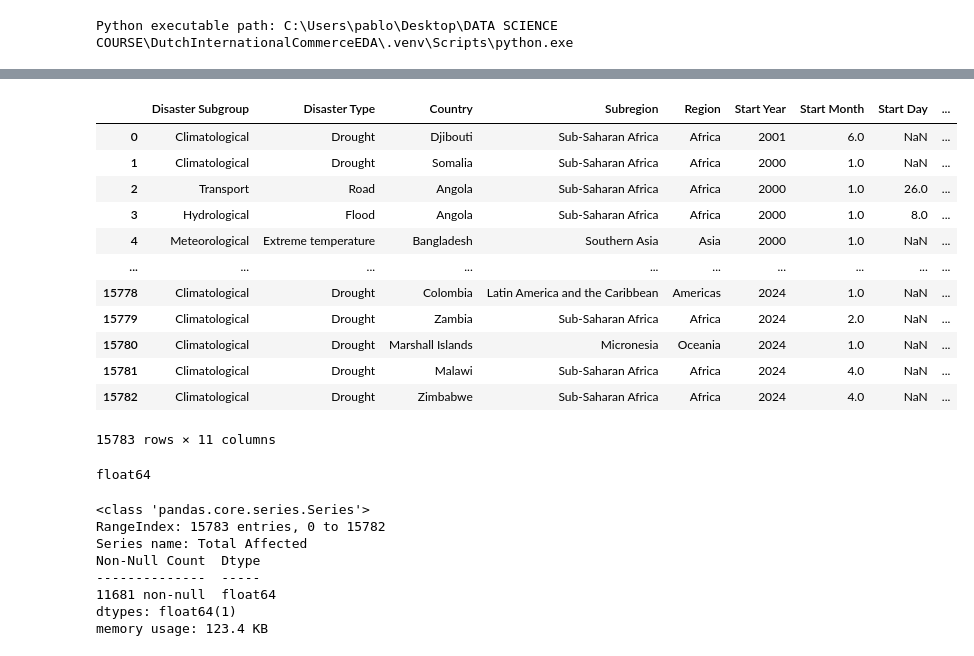
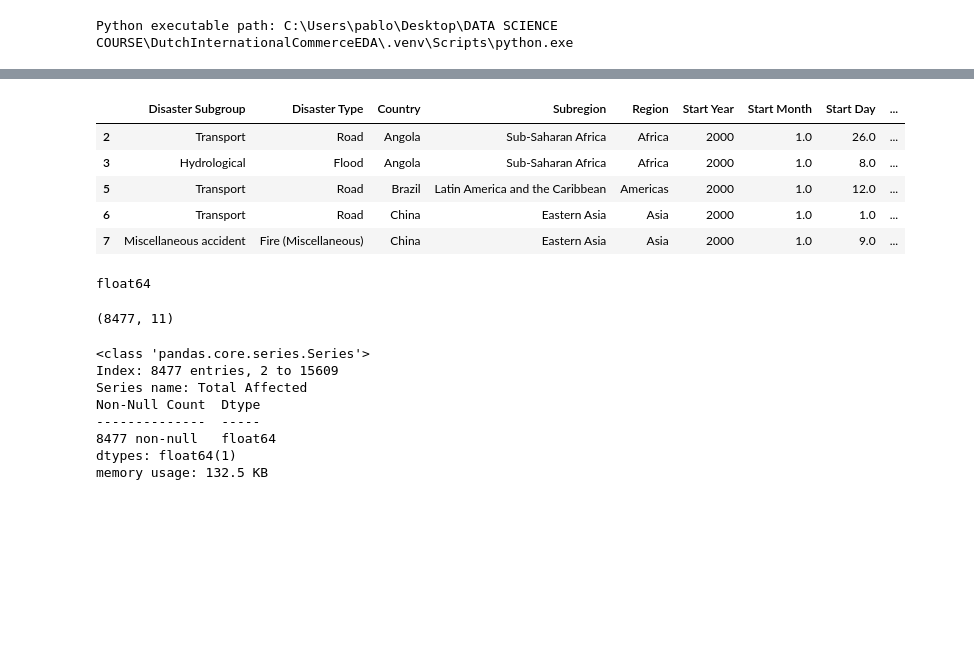
Before and after one commit to sirtxo/-EDA_MiddleEast_Conflicts_Energy, a Jupyter notebook: notebooks/Ipc_Oil_Dissaters_Initial_Analisis.ipynb, the cells around one changed output, grey strips where cells are left out. Drawn from its saved outputs; the diff is of its cells as text; code cells hidden in the pictures; blank space fills up the shorter version.

```diff
--- a/notebooks/Ipc_Oil_Dissaters_Initial_Analisis.ipynb
+++ b/notebooks/Ipc_Oil_Dissaters_Initial_Analisis.ipynb
@@ -177,37 +165,40 @@ memory usage: 5.5+ MB
 # %%
 
 columns_to_read = ['Disaster Subgroup', 'Disaster Type', 'Country', 'Subregion', 'Region',
                    'Total Deaths', 'Total Affected','CPI', 'Start Day', 'Start Month','Start Year']
 disaster_data = pd.read_csv('../docs/public_emdat_custom_request_2024-05-20_05d7a61a-ce43-4261-b0e0-a53f4026640a.csv', delimiter=';', usecols=columns_to_read, encoding='utf-8', on_bad_lines='skip')
+# Elimina las filas que contienen NaN
+disaster_data_cleaned = disaster_data.dropna()
 
-disaster_data.head(1515151)
+# Guarda el DataFrame limpio en un nuevo archivo CSV
+disaster_data_cleaned.to_csv('../docs/emdat_simplified.csv', index=False)
+disaster_data = disaster_data_cleaned
+# Muestra las primeras filas del DataFrame limpio
+disaster_data_cleaned.head()
 # %% [output]
 |  | Disaster Subgroup | Disaster Type | Country | Subregion | Region | Start Year | Start Month | Start Day | ... |
-| 0 | Climatological | Drought | Djibouti | Sub-Saharan Africa | Africa | 2001 | 6.0 | NaN | ... |
-| 1 | Climatological | Drought | Somalia | Sub-Saharan Africa | Africa | 2000 | 1.0 | NaN | ... |
 | 2 | Transport | Road | Angola | Sub-Saharan Africa | Africa | 2000 | 1.0 | 26.0 | ... |
 | 3 | Hydrological | Flood | Angola | Sub-Saharan Africa | Africa | 2000 | 1.0 | 8.0 | ... |
-| 4 | Meteorological | Extreme temperature | Bangladesh | Southern Asia | Asia | 2000 | 1.0 | NaN | ... |
-| ... | ... | ... | ... | ... | ... | ... | ... | ... | ... |
-| 15778 | Climatological | Drought | Colombia | Latin America and the Caribbean | Americas | 2024 | 1.0 | NaN | ... |
-| 15779 | Climatological | Drought | Zambia | Sub-Saharan Africa | Africa | 2024 | 2.0 | NaN | ... |
-| 15780 | Climatological | Drought | Marshall Islands | Micronesia | Oceania | 2024 | 1.0 | NaN | ... |
-| 15781 | Climatological | Drought | Malawi | Sub-Saharan Africa | Africa | 2024 | 4.0 | NaN | ... |
-| 15782 | Climatological | Drought | Zimbabwe | Sub-Saharan Africa | Africa | 2024 | 4.0 | NaN | ... |
+| 5 | Transport | Road | Brazil | Latin America and the Caribbean | Americas | 2000 | 1.0 | 12.0 | ... |
+| 6 | Transport | Road | China | Eastern Asia | Asia | 2000 | 1.0 | 1.0 | ... |
+| 7 | Miscellaneous accident | Fire (Miscellaneous) | China | Eastern Asia | Asia | 2000 | 1.0 | 9.0 | ... |
-15783 rows × 11 columns
 # %%
 tipo_de_datos = disaster_data['Total Affected'].dtype
 print(tipo_de_datos)
 # %% [output]
 float64
+# %%
+disaster_data_cleaned.shape
+# %% [output]
+(8477, 11)
 # %%
 disaster_data['Total Affected'].info()
 # %% [output]
 <class 'pandas.core.series.Series'>
-RangeIndex: 15783 entries, 0 to 15782
+Index: 8477 entries, 2 to 15609
 Series name: Total Affected
 Non-Null Count  Dtype
 --------------  -----
-11681 non-null  float64
+8477 non-null   float64
 dtypes: float64(1)
-memory usage: 123.4 KB
+memory usage: 132.5 KB
```
Also changed, not shown: parts of 34 cells of this notebook, 4 other files.
